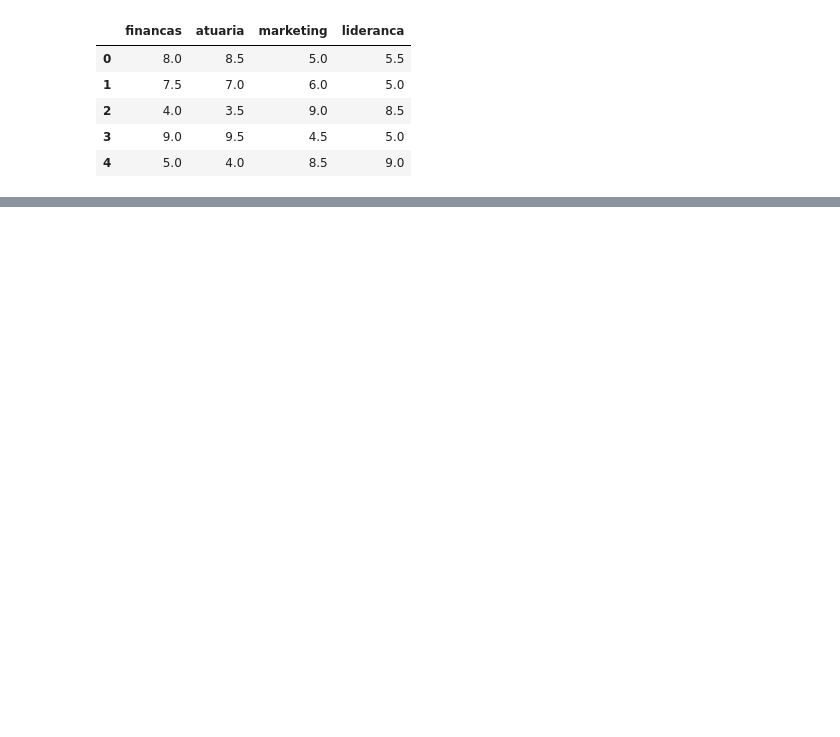
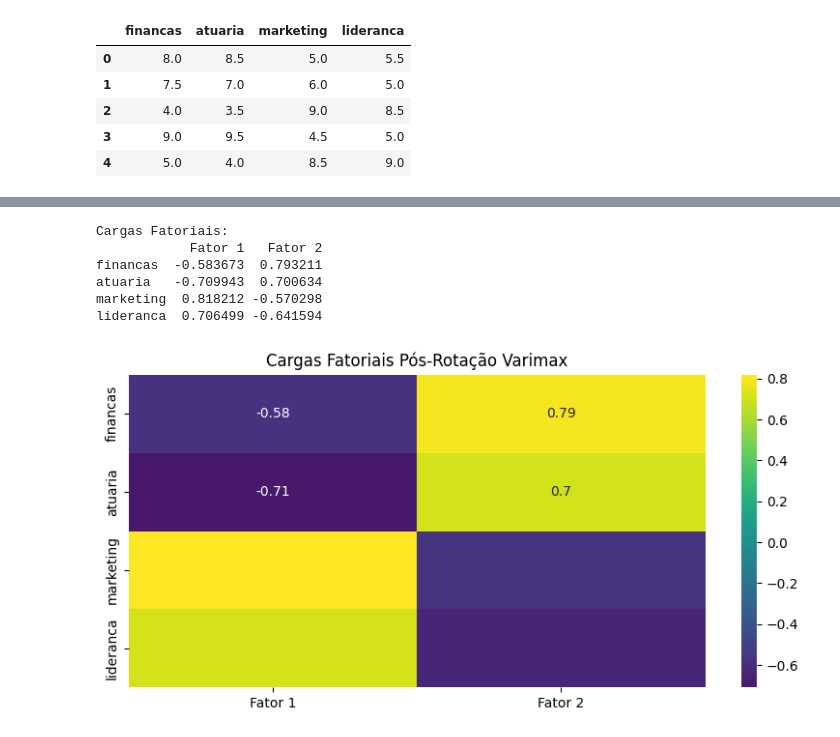
Before and after one commit to Orlando2030/analytics-reference-guide, a Jupyter notebook: 2_machine_learning_e_modelagem/2_1_Unsupervised/07_Analise_Fatorial_Exploratoria.ipynb, the cells around one changed output, grey strips where cells are left out. Cells and saved outputs as stored; diff of their text form; code cells hidden in the pictures; blank space fills up the shorter version.

```diff
--- a/2_machine_learning_e_modelagem/2_1_Unsupervised/07_Analise_Fatorial_Exploratoria.ipynb
+++ b/2_machine_learning_e_modelagem/2_1_Unsupervised/07_Analise_Fatorial_Exploratoria.ipynb
@@ -113,0 +160,30 @@ display(comunalidades)
+# %%
+# Ajusta o modelo final com 2 fatores e rotação Varimax
+fa_final = FactorAnalyzer(n_factors=2, rotation='varimax')  # 2 fatores + rotação Varimax
+fa_final.fit(df_notas)  # Ajusta o modelo fatorial final aos dados
+
+# Obtém as cargas fatoriais (correlações entre variáveis originais e fatores)
+cargas = pd.DataFrame(
+    fa_final.loadings_,  # Matriz de cargas fatoriais do modelo
+    index=df_notas.columns,  # Nomes das disciplinas como índice das linhas
+    columns=['Fator 1', 'Fator 2']  # Nomes das colunas para os dois fatores
+)  # Cria DataFrame com as cargas fatoriais, indexado pelos nomes das variáveis
+
+# Exibe as cargas como texto para referência
+print("Cargas Fatoriais:")  # Cabeçalho
+print(cargas.to_string())  # Imprime a tabela de cargas
+
+# Visualiza as cargas como heatmap
+fig, ax = plt.subplots(figsize=(8, 4))  # Cria figura com tamanho 8x4
+sns.heatmap(cargas, annot=True, cmap='viridis', center=0, ax=ax)  # Heatmap com anotações
+ax.set_title('Cargas Fatoriais Pós-Rotação Varimax')  # Título
+plt.tight_layout()  # Ajusta layout
+plt.show()  # Exibe o gráfico
+# %% [output]
+Cargas Fatoriais:
+            Fator 1   Fator 2
+financas  -0.583673  0.793211
+atuaria   -0.709943  0.700634
+marketing  0.818212 -0.570298
+lideranca  0.706499 -0.641594
+[figure, added]
```
Also changed, not shown: parts of 23 cells of this notebook, 10 other files.
